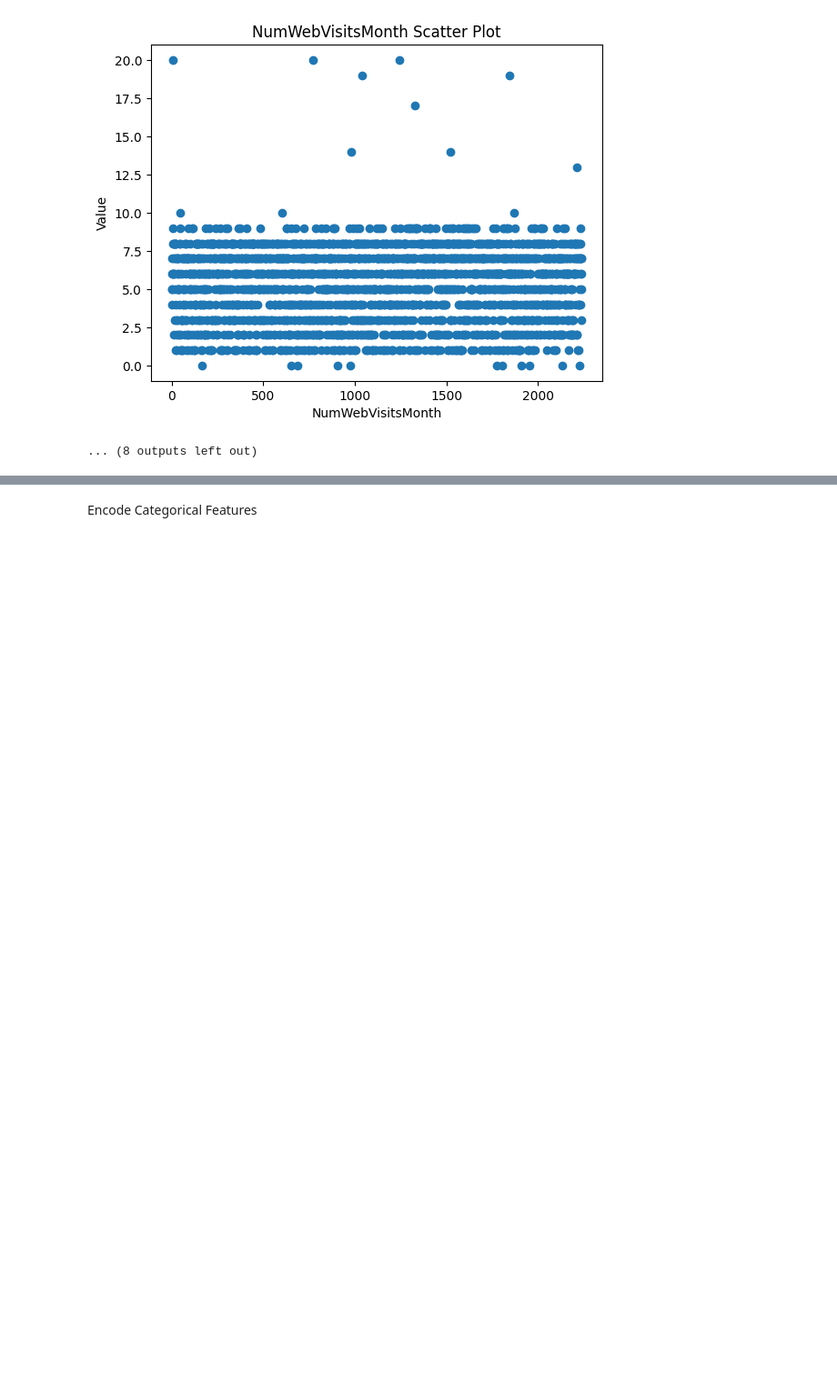
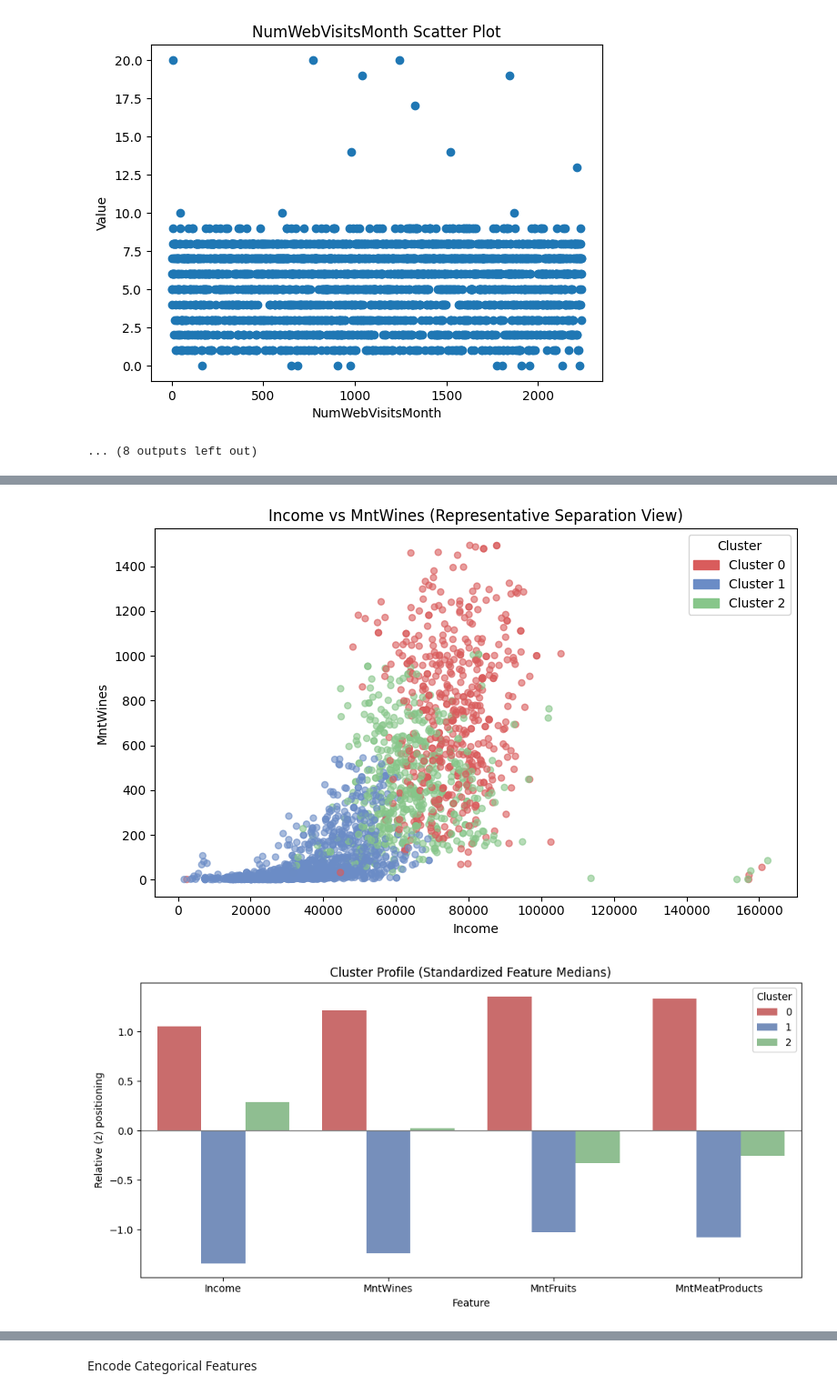
Before and after one commit to johnpospisil/customer-analysis, a Jupyter notebook: customer-analysis.ipynb, the cells around one changed output, grey strips where cells are left out. Shown at 91% size. Drawn from its saved outputs; the diff is of its cells as text; code cells hidden in the pictures; blank space fills up the shorter version.

```diff
--- a/customer-analysis.ipynb
+++ b/customer-analysis.ipynb
@@ -247,0 +297,77 @@ plt.show()
+# %%
+from sklearn.preprocessing import StandardScaler
+from sklearn.cluster import AgglomerativeClustering
+import matplotlib.pyplot as plt
+import matplotlib.patches as mpatches
+import seaborn as sns
+import pandas as pd
+import numpy as np
+
+# Base Model: cluster on four core features
+features = ['Income','MntWines','MntFruits','MntMeatProducts']
+X = df[features].dropna()
+
+# Scale + cluster
+X_scaled = StandardScaler().fit_transform(X)
+labels = AgglomerativeClustering(n_clusters=3, linkage='ward').fit_predict(X_scaled)
+df.loc[X.index, 'cluster'] = labels
+
+print('Cluster counts:')
+print(df.loc[X.index, 'cluster'].value_counts().sort_index())
+
+# Muted palette
+palette = {0: '#d95c5c', 1: '#6b8cc6', 2: '#87c68a'}
+point_colors = [palette[int(c)] for c in labels]
+
+# --- Single representative scatter plot (Income vs MntWines) --- #
+fig, ax = plt.subplots(figsize=(8, 5))
+ax.scatter(X['Income'], X['MntWines'], c=point_colors, s=25, alpha=0.6)
+ax.set_xlabel('Income')
+ax.set_ylabel('MntWines')
+ax.set_title('Income vs MntWines (Representative Separation View)')
+handles = [mpatches.Patch(color=palette[k], label=f'Cluster {k}') for k in sorted(palette)]
+ax.legend(handles=handles, title='Cluster')
+plt.tight_layout()
+plt.show()
+
+# ---------------- Business Readout Angle Additions ---------------- #
+# 1. Cluster profile (median) + standardized (z across clusters per feature)
+cluster_medians = X.assign(cluster=labels).groupby('cluster')[features].median()
+# Standardize the medians feature-wise to highlight relative positioning
+cluster_medians_z = (cluster_medians - cluster_medians.mean(axis=0)) / cluster_medians.std(axis=0, ddof=0)
+
+# Long-form for plotting grouped bars: feature vs z-score per cluster
+profile_long = cluster_medians_z.reset_index().melt(id_vars='cluster', var_name='feature', value_name='z_score')
+
+plt.figure(figsize=(10, 5))
+sns.barplot(data=profile_long, x='feature', y='z_score', hue='cluster', palette=[palette[c] for c in sorted(cluster_medians_z.index)])
+plt.axhline(0, color='gray', linewidth=1)
+plt.title('Cluster Profile (Standardized Feature Medians)')
+plt.ylabel('Relative (z) positioning')
+plt.xlabel('Feature')
+plt.legend(title='Cluster')
+plt.tight_layout()
+plt.show()
+
+# 2. One-liner summaries per cluster (based on highest/lowest z-scores)
+summary_lines = []
+for c in cluster_medians_z.index:
+    z_row = cluster_medians_z.loc[c]
+    top_pos = z_row.sort_values(ascending=False).head(2)
+    top_neg = z_row.sort_values(ascending=True).head(1)
+    positives = ', '.join([f"{feat} (+{val:.1f}σ)" for feat, val in top_pos.items()])
+    negatives = ', '.join([f"{feat} ({val:.1f}σ)" for feat, val in top_neg.items()])
+    line = f"Cluster {c}: Higher {positives}; Lower {negatives}." if negatives else f"Cluster {c}: Higher {positives}."
+    summary_lines.append(line)
+
+print('\nCluster Profile One-Liners:')
+for l in summary_lines:
+    print(' - ' + l)
+
+# 3. Optional: tabular profile for quick export
+profile_table = cluster_medians.copy()
+profile_table['n_customers'] = pd.Series(labels).value_counts().sort_index()
+print('\nRaw Median Profiles:')
+print(profile_table)
+# ------------------------------------------------------------------ #
+# %% [output]
@@ -247,0 +380,2 @@ plt.show()
+[figure, added]
+[figure, added]
```
Also changed, not shown: parts of 18 cells of this notebook.
